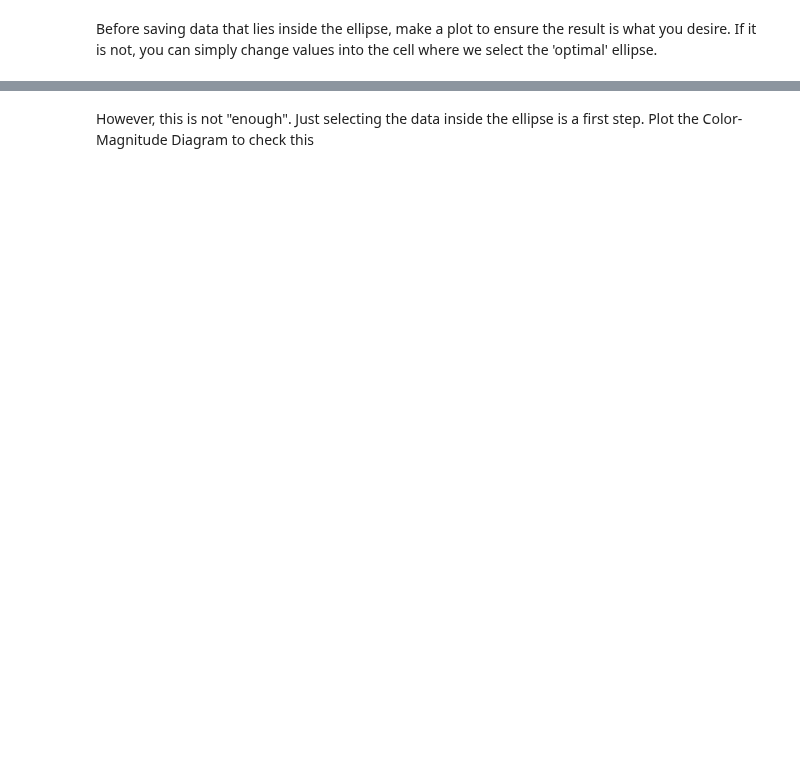
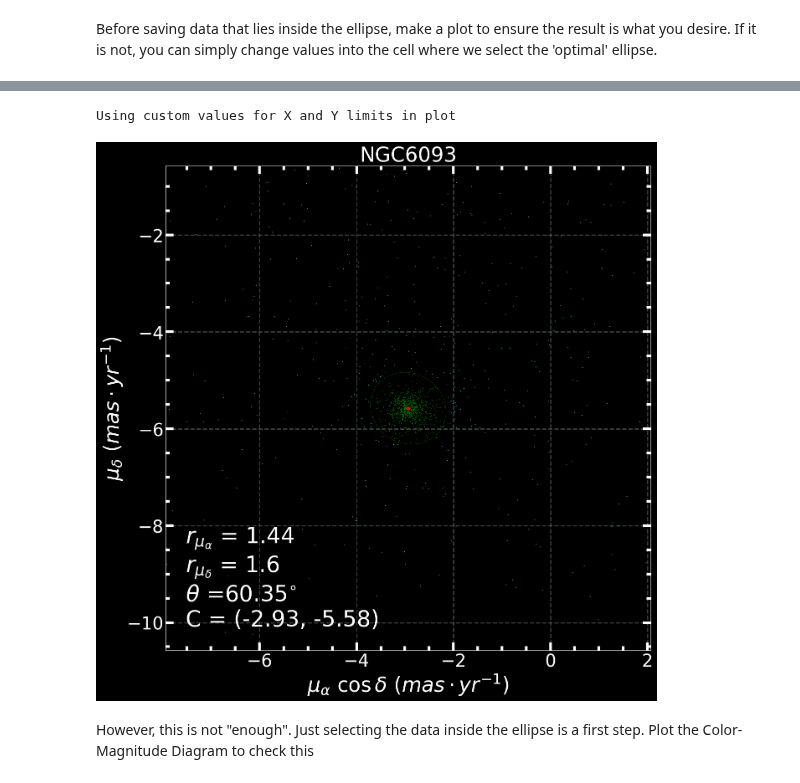
Before and after one commit to GunZF0x/astrogaia-jupyter, a Jupyter notebook: 2_Select_data_inside_ellipse/2_Select_data_inside_ellipse.ipynb, the cells around one changed output, grey strips where cells are left out. Drawn from its saved outputs; the diff is of its cells as text; code cells hidden in the pictures; blank space fills up the shorter version.

```diff
--- a/2_Select_data_inside_ellipse/2_Select_data_inside_ellipse.ipynb
+++ b/2_Select_data_inside_ellipse/2_Select_data_inside_ellipse.ipynb
@@ -805,3 +737,72 @@ Using custom values for X and Y limits in plot
+# %%
+### Plotting time!!!
+# P.S.: You should run this cell twice to apply changes in plot
+
+usePreviousValues = False # Set to 'False' if you do not want to use pre-set found values
+
+parameters, isInJSONfile = PR.isInJSONParametersFile(json_path_file, object_name)
+
+if usePreviousValues and isInJSONfile:
+    print(f'{object_name} object found in JSON file!')
+    x_limit = [parameters.PM_plot_x_axis_min, parameters.PM_plot_x_axis_max]
+    y_limit = [parameters.PM_plot_y_axis_min, parameters.PM_plot_y_axis_max]
+    print(f'Using parameters X:{x_limit}, Y: {y_limit}')
+
+else: # choose your custom values to plot here
+    print('Using custom values for X and Y limits in plot')
+    x_limit = [object_data_obtained.pmra-5, object_data_obtained.pmra+5]
+    y_limit = [object_data_obtained.pmdec-5, object_data_obtained.pmdec+5]
+
+
+fig,ax = plt.subplots(1)
+ax.set_aspect('equal')
+
+label_fontsize = 35
+ax.set_xlim(x_limit[0], x_limit[1])
+ax.set_ylim(y_limit[0], y_limit[1])
+plt.rcParams["figure.figsize"] = (28,21)
+matplotlib.rc('xtick', labelsize=32)
+matplotlib.rc('ytick', labelsize=32)
+
+plt.rcParams["figure.figsize"] = (28,21)
+ellipse_center = (ellipse.center_x, ellipse.center_y)
+g_ellipse = patches.Ellipse(ellipse_center, ellipse.width, ellipse.height,
+                            angle=ellipse.inclination, fill=False,
+                            edgecolor='green', linewidth=0.3)
+ax.add_patch(g_ellipse)
+ax.scatter(gaia_data['pmra'], gaia_data['pmdec'], c=colors_array, linewidths=0.3, s=1.)
+ax.plot(object_data_obtained.pmra, object_data_obtained.pmdec, 'ro', markersize = 5,
+        label = 'Vasiliev & Baumgardt (2021)')
+anchored_text = AnchoredText(r'$r_{\mu_\alpha}$ = '+str(round(ellipse.width,2))+'\n'
+                             +r'$r_{\mu_\delta}$ = '+str(round(ellipse.height,2))+'\n'
+                             +r'$\theta $ ='+str(round(ellipse.inclination,2))
+                             +r'$^{\circ}$'
+                             +'\nC = ('+str(round(object_data_obtained.pmra,2))+', ' +str(round(object_data_obtained.pmdec,2))+')',
+                             loc='lower left', frameon=False,
+                             prop=dict(size=38))
+ax.add_artist(anchored_text)
+ax.grid(color='gray', linestyle='--', alpha=0.5, linewidth=2)
+ax.set(xlabel=r'$\mu_{\alpha} \ \cos \delta$ ($mas \cdot yr^{-1}$)',
+       ylabel="$\mu_{\delta}$ ($mas \cdot yr^{-1}$)")
+ax.xaxis.label.set_size(label_fontsize)
+ax.yaxis.label.set_size(label_fontsize)
+ax.tick_params(which='both', width=4.5, top='on')
+ticksize = 14
+ax.tick_params(which='major',length=ticksize, direction = 'in')
+ax.tick_params(which='minor',length=ticksize/2., direction = 'in')
+ax.yaxis.set_ticks_position('both')
+plt.minorticks_on()
+plt.title(object_name.upper(), fontsize=35)
+# Uncomment for light-style Jupyter
+plt.style.use('dark_background')
+file_format = "png" #or 'pdf'
+#plt.savefig(f"Ellipse_{obj.name}_{ellipse.width:.2f}_{ellipse.height:.2f}_{ellipse.inclination:.1f}.{file_format}",
+#            format=file_format, dpi=150)
+plt.show()
+plt.close()
+# %% [output]
+Using custom values for X and Y limits in plot
+[figure, added]
 # %% [markdown]
 However, this is not "enough". Just selecting the data inside the ellipse is a first step. Plot the Color-Magnitude Diagram to check this
 # %%
```
Also changed, not shown: parts of 7 cells of this notebook, 2 other files.
